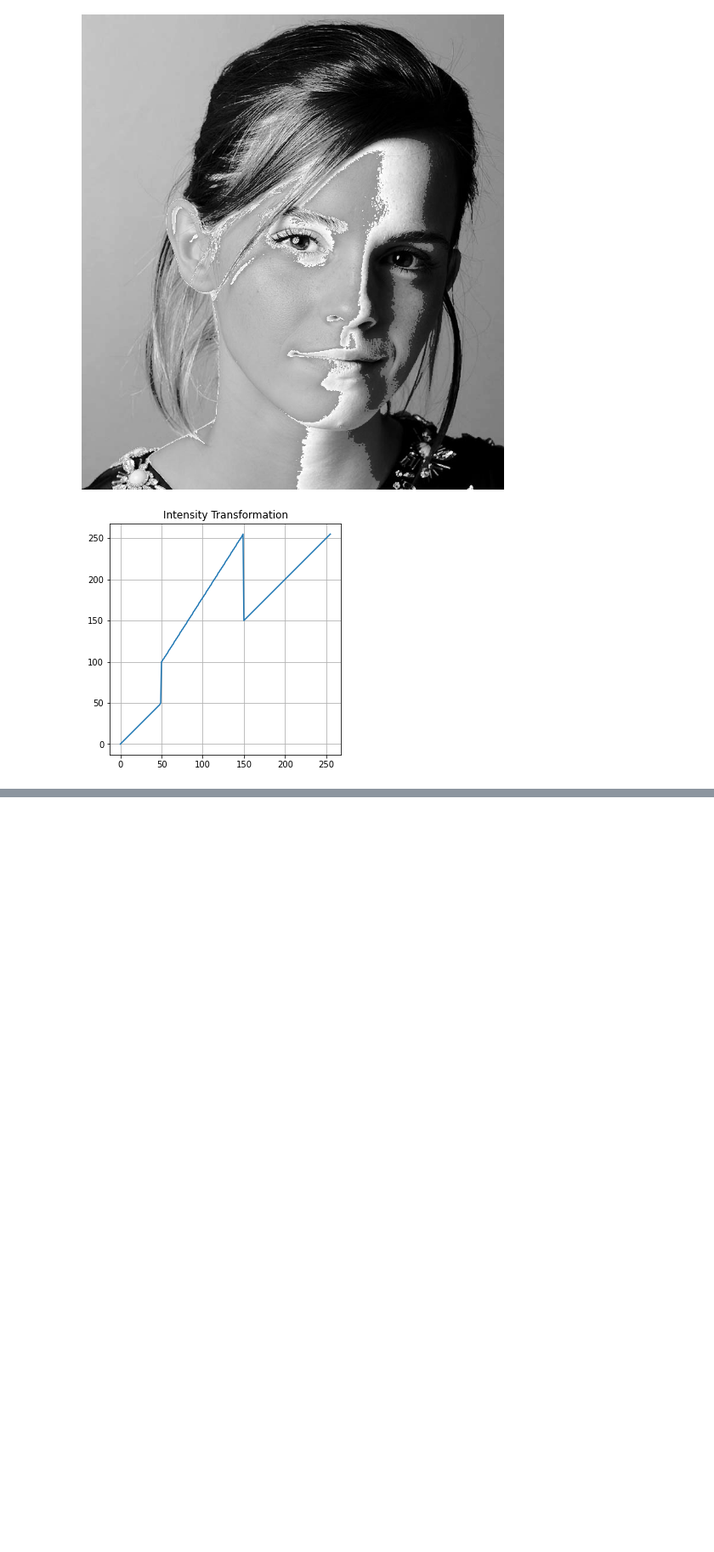
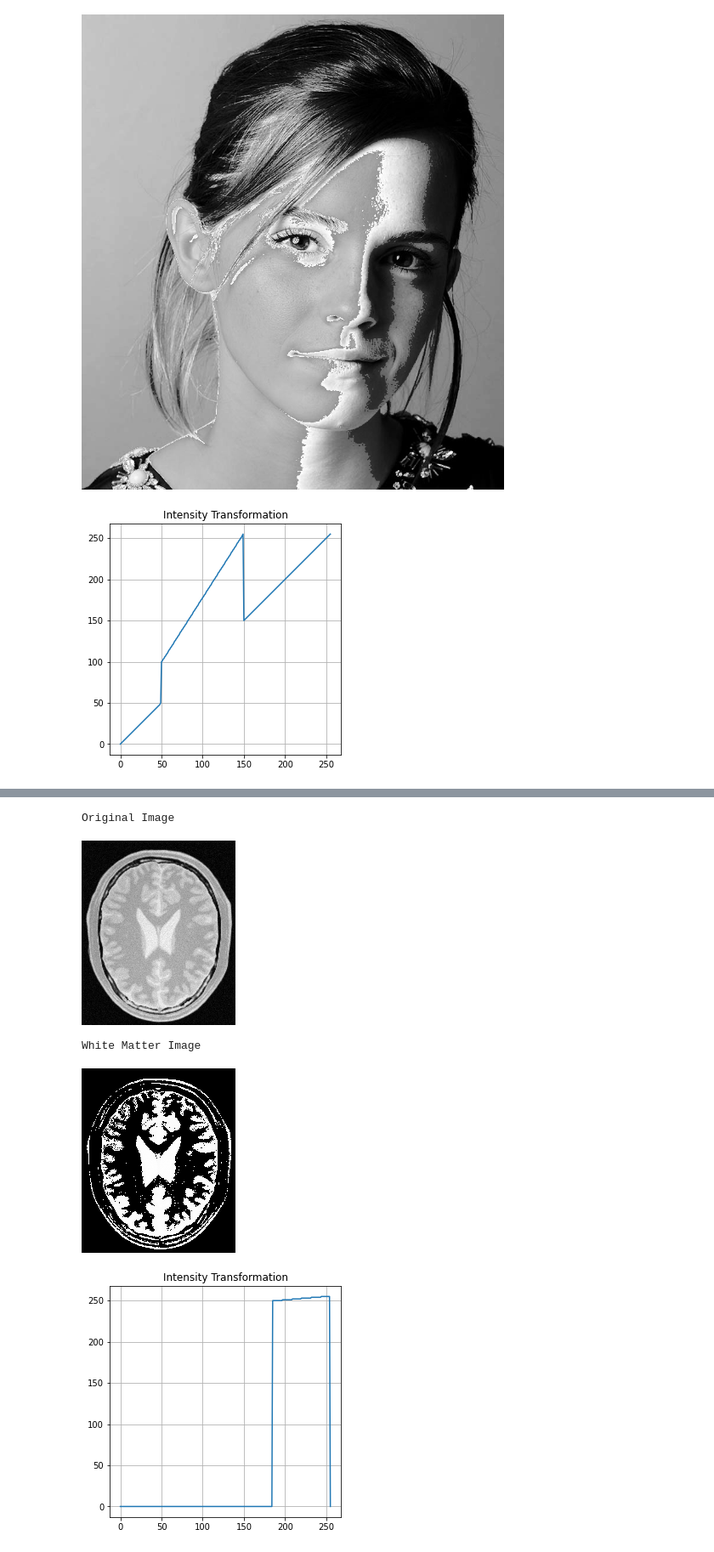
Before and after one commit to L-Shyamal/EN2550-Assignment_1, a Jupyter notebook: assigment1.ipynb, the cells around one changed output, grey strips where cells are left out. Shown at 85% size. Saved outputs shown, nothing was run; the diff lists cells and outputs as text; code cells hidden in the pictures; blank space fills up the shorter version.

```diff
--- a/assigment1.ipynb
+++ b/assigment1.ipynb
@@ -86,0 +81,29 @@ Transformed Image
+# %%
+# White matter
+t1 = np.linspace(0,0,185)
+t2 = np.linspace(0,250,0)
+t3 = np.linspace(250,256,71)
+
+
+t = np.concatenate((t1,t2,t3),axis=0).astype(np.uint8)
+
+fig,ax = plt.subplots(figsize=(5,5))
+ax.set_title("Intensity Transformation")
+ax.grid()
+ax.plot(t)
+ax.set_aspect("equal")
+assert len(t) ==256
+g = cv.LUT(brain,t)
+
+
+
+print("Original Image")
+cv2_imshow(brain)
+print("White Matter Image")
+cv2_imshow(g)
+# %% [output]
+Original Image
+[figure, added]
+White Matter Image
+[figure, added]
+[figure, added]
```
Also changed, not shown: parts of 5 cells of this notebook.
